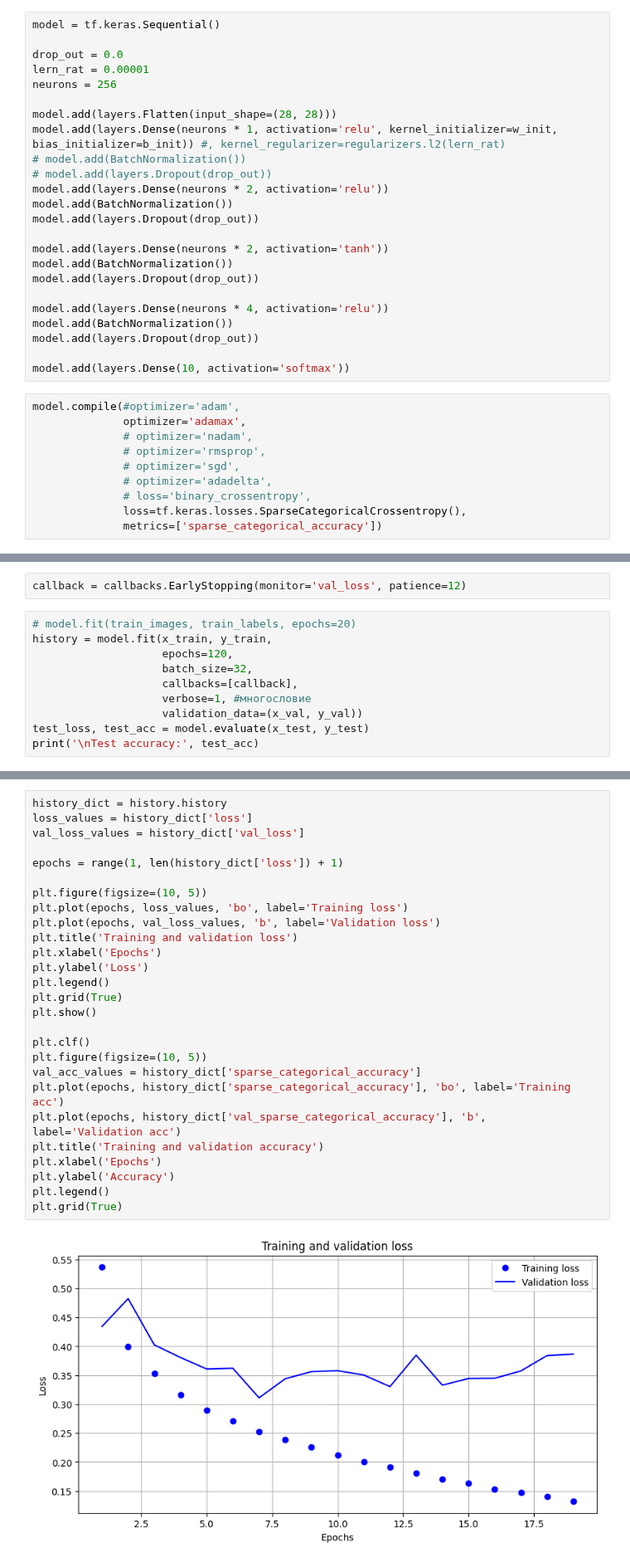
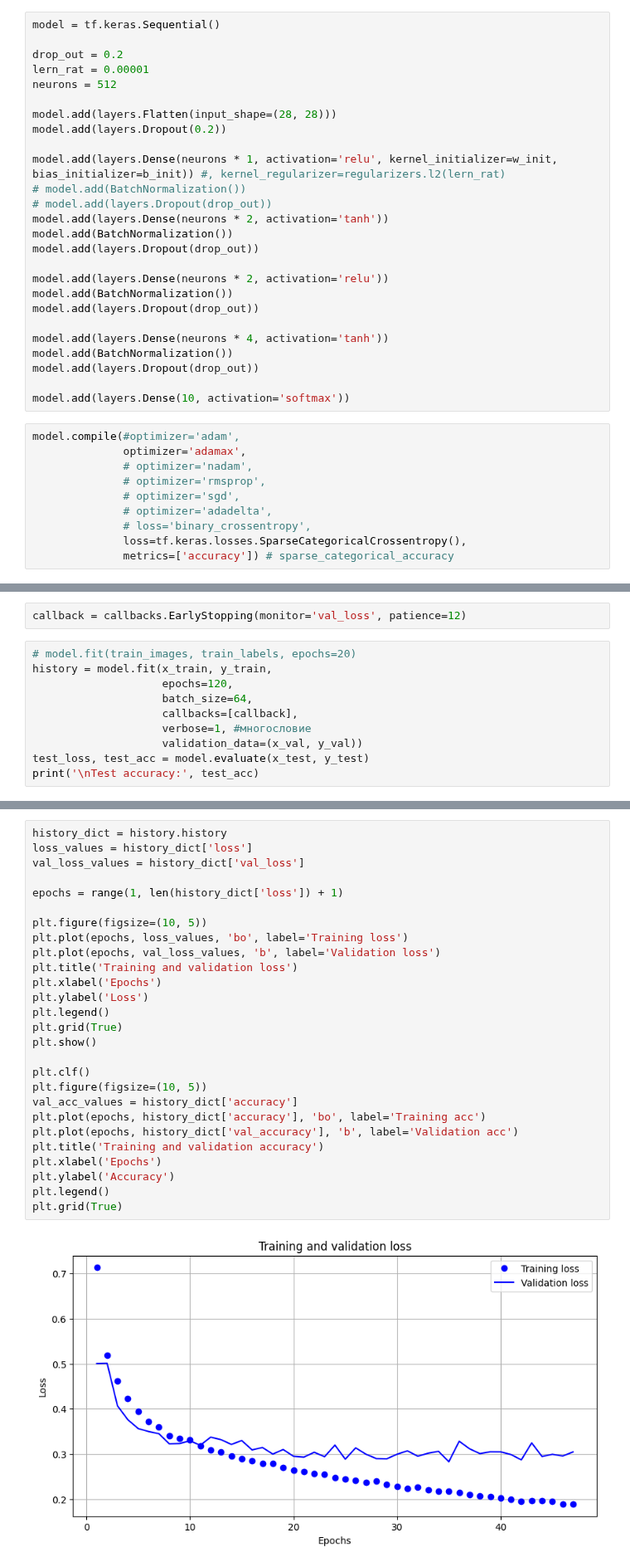
Before and after one commit to PavelStelmakhV/hw310-keras-fasion-mnist, a Jupyter notebook: keras_fasion_mnist_hw.ipynb, the cells around one changed output, grey strips where cells are left out. Shown at 83% size. Cells and saved outputs as stored; diff of their text form.

```diff
--- a/keras_fasion_mnist_hw.ipynb
+++ b/keras_fasion_mnist_hw.ipynb
@@ -44,23 +44,25 @@ b_init = initializers.Zeros()
 # %%
 model = tf.keras.Sequential()
 
-drop_out = 0.0
+drop_out = 0.2
 lern_rat = 0.00001
-neurons = 256
+neurons = 512
 
 model.add(layers.Flatten(input_shape=(28, 28)))
+model.add(layers.Dropout(0.2))
+
 model.add(layers.Dense(neurons * 1, activation='relu', kernel_initializer=w_init, bias_initializer=b_init)) #, kernel_regularizer=regularizers.l2(lern_rat)
 # model.add(BatchNormalization())
 # model.add(layers.Dropout(drop_out))
+model.add(layers.Dense(neurons * 2, activation='tanh'))
+model.add(BatchNormalization())
+model.add(layers.Dropout(drop_out))
+
 model.add(layers.Dense(neurons * 2, activation='relu'))
 model.add(BatchNormalization())
 model.add(layers.Dropout(drop_out))
 
-model.add(layers.Dense(neurons * 2, activation='tanh'))
-model.add(BatchNormalization())
-model.add(layers.Dropout(drop_out))
-
-model.add(layers.Dense(neurons * 4, activation='relu'))
+model.add(layers.Dense(neurons * 4, activation='tanh'))
 model.add(BatchNormalization())
 model.add(layers.Dropout(drop_out))
 
@@ -74,7 +76,7 @@ model.compile(#optimizer='adam',
               # optimizer='adadelta',
               # loss='binary_crossentropy',
               loss=tf.keras.losses.SparseCategoricalCrossentropy(),
-              metrics=['sparse_categorical_accuracy'])
+              metrics=['accuracy']) # sparse_categorical_accuracy
 # %%
 x = np.random.random((1, 28, 28))
 a = model.predict(x)
@@ -88,7 +90,7 @@ callback = callbacks.EarlyStopping(monitor='val_loss', patience=12)
 # model.fit(train_images, train_labels, epochs=20)
 history = model.fit(x_train, y_train,
                     epochs=120,
-                    batch_size=32,
+                    batch_size=64,
                     callbacks=[callback],
                     verbose=1, #многословие
                     validation_data=(x_val, y_val))
@@ -119,30 +121,30 @@ history dict: ['loss', 'sparse_categorical_accuracy', 'val_loss', 'val_sparse_ca
 # %%
 history_dict = history.history
 loss_values = history_dict['loss']
 val_loss_values = history_dict['val_loss']
 
 epochs = range(1, len(history_dict['loss']) + 1)
 
 plt.figure(figsize=(10, 5))
 plt.plot(epochs, loss_values, 'bo', label='Training loss')
 plt.plot(epochs, val_loss_values, 'b', label='Validation loss')
 plt.title('Training and validation loss')
 plt.xlabel('Epochs')
 plt.ylabel('Loss')
 plt.legend()
 plt.grid(True)
 plt.show()
 
 plt.clf()
 plt.figure(figsize=(10, 5))
-val_acc_values = history_dict['sparse_categorical_accuracy']
-plt.plot(epochs, history_dict['sparse_categorical_accuracy'], 'bo', label='Training acc')
-plt.plot(epochs, history_dict['val_sparse_categorical_accuracy'], 'b', label='Validation acc')
+val_acc_values = history_dict['accuracy']
+plt.plot(epochs, history_dict['accuracy'], 'bo', label='Training acc')
+plt.plot(epochs, history_dict['val_accuracy'], 'b', label='Validation acc')
 plt.title('Training and validation accuracy')
 plt.xlabel('Epochs')
 plt.ylabel('Accuracy')
 plt.legend()
 plt.grid(True)
 # %% [output]
-[figure, old version]
+[figure, new version]
 <Figure size 640x480 with 0 Axes>
```
Also changed, not shown: parts of 7 cells of this notebook.
